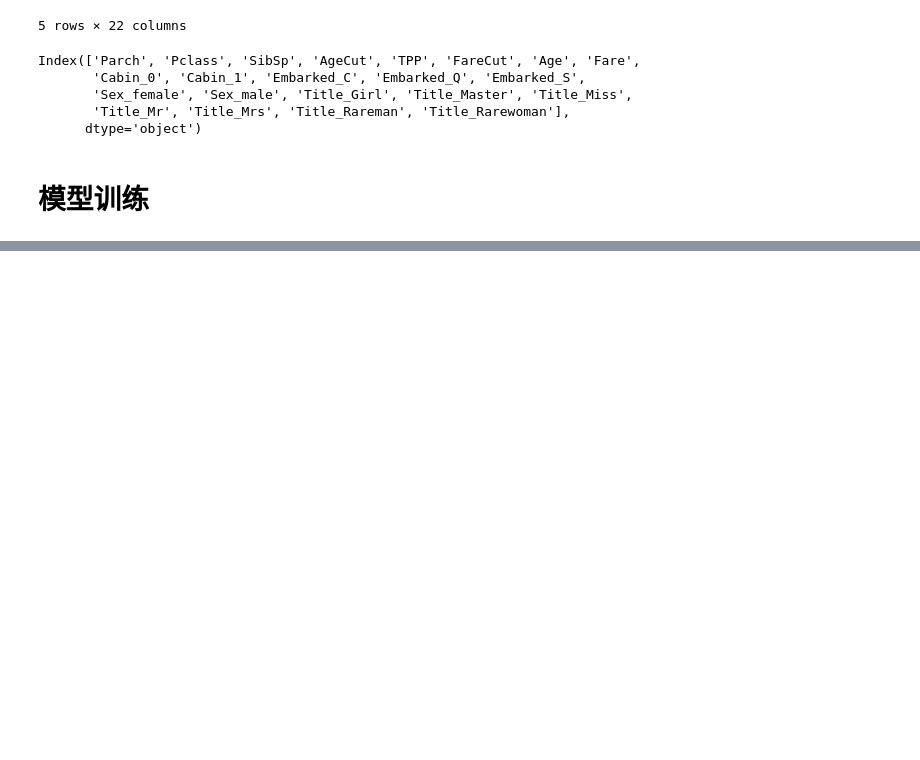
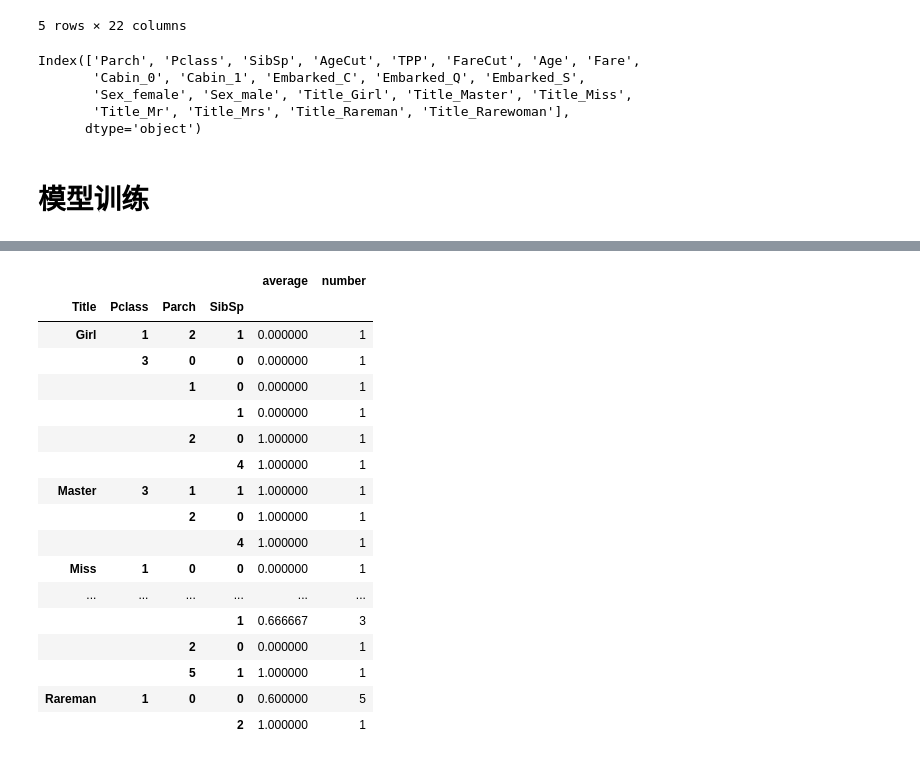
Before and after one commit to liushane/titanic, a Jupyter notebook: Untitled1.ipynb, the cells around one changed output, grey strips where cells are left out. Cells and saved outputs as stored; diff of their text form; code cells hidden in the pictures; blank space fills up the shorter version.

```diff
--- a/Untitled1.ipynb
+++ b/Untitled1.ipynb
@@ -354,0 +510,2 @@ Index(['Parch', 'Pclass', 'SibSp', 'AgeCut', 'TPP', 'FareCut', 'Age', 'Fare',
+# %%
+kf=KFold(n_splits=10,random_state=1)
@@ -354,0 +522,9 @@ Index(['Parch', 'Pclass', 'SibSp', 'AgeCut', 'TPP', 'FareCut', 'Age', 'Fare',
+# %%
+rr=[]
+#dataframe索引ix是loc和iloc的综合，既可用标签名索引也可以用索引取数据
+for train_index,val_index in kf.split(X):
+#     print(train_index)
+#     print(val_index)
+    pred=model.fit(X.ix[train_index],y[train_index]).predict(X.ix[val_index])
+    rr.append(y[val_index][pred!=y[val_index]].index.values)
+#获得错分类的索引值
@@ -354,0 +569,3 @@ Index(['Parch', 'Pclass', 'SibSp', 'AgeCut', 'TPP', 'FareCut', 'Age', 'Fare',
+# %%
+whole_index = np.concatenate(rr)#数组拼接函数参数axis，默认=0
+len(whole_index)
@@ -354,0 +598,3 @@ Index(['Parch', 'Pclass', 'SibSp', 'AgeCut', 'TPP', 'FareCut', 'Age', 'Fare',
+# %%
+diff=full.ix[whole_index]
+diff.describe(include=['O'])
@@ -354,0 +637,21 @@ Index(['Parch', 'Pclass', 'SibSp', 'AgeCut', 'TPP', 'FareCut', 'Age', 'Fare',
+# %%
+diff.groupby(['Title','Pclass','Parch','SibSp'])['Survived'].agg([('average','mean'),('number','count')])
+# %% [output]
+|  |  |  |  | average | number |
+| Title | Pclass | Parch | SibSp |  |  |
+| Girl | 1 | 2 | 1 | 0.000000 | 1 |
+|  | 3 | 0 | 0 | 0.000000 | 1 |
+|  |  | 1 | 0 | 0.000000 | 1 |
+|  |  |  | 1 | 0.000000 | 1 |
+|  |  | 2 | 0 | 1.000000 | 1 |
+|  |  |  | 4 | 1.000000 | 1 |
+| Master | 3 | 1 | 1 | 1.000000 | 1 |
+|  |  | 2 | 0 | 1.000000 | 1 |
+|  |  |  | 4 | 1.000000 | 1 |
+| Miss | 1 | 0 | 0 | 0.000000 | 1 |
+| ... | ... | ... | ... | ... | ... |
+|  |  |  | 1 | 0.666667 | 3 |
+|  |  | 2 | 0 | 0.000000 | 1 |
+|  |  | 5 | 1 | 1.000000 | 1 |
+| Rareman | 1 | 0 | 0 | 0.600000 | 5 |
+|  |  |  | 2 | 1.000000 | 1 |
```
Also changed, not shown: parts of 45 cells of this notebook.
